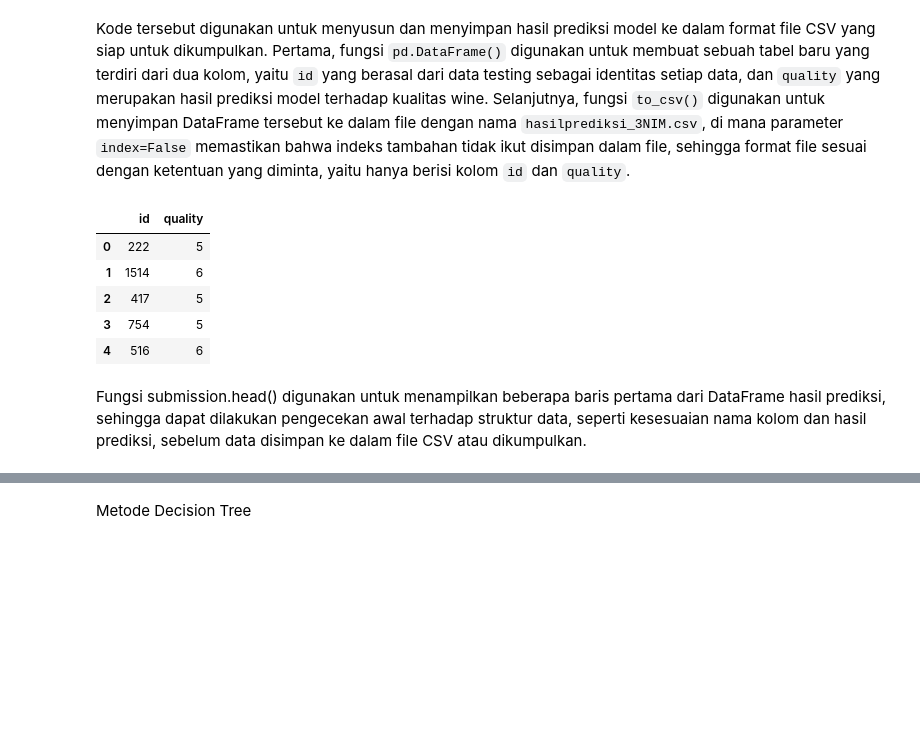
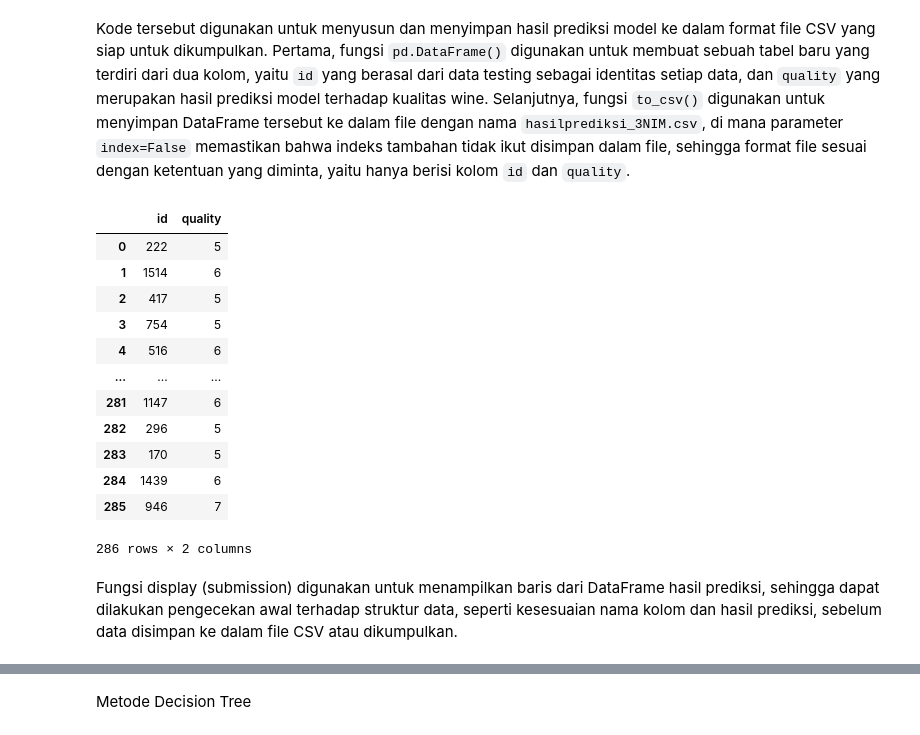
Before and after one commit to cahyaniriskialif-cn/UTS-DATA-MINING-2304020014, a Jupyter notebook: UTS_DATA_MINING_2304020014.ipynb, the cells around one changed output, grey strips where cells are left out. Cells and saved outputs as stored; diff of their text form; code cells hidden in the pictures; blank space fills up the shorter version.

```diff
--- a/UTS_DATA_MINING_2304020014.ipynb
+++ b/UTS_DATA_MINING_2304020014.ipynb
@@ -192,17 +192,24 @@ submission = pd.DataFrame({
 submission.to_csv('hasilprediksi_3NIM.csv', index=False)
 # %% [markdown]
 Kode tersebut digunakan untuk menyusun dan menyimpan hasil prediksi model ke dalam format file CSV yang siap untuk dikumpulkan. Pertama, fungsi `pd.DataFrame()` digunakan untuk membuat sebuah tabel baru yang terdiri dari dua kolom, yaitu `id` yang berasal dari data testing sebagai identitas setiap data, dan `quality` yang merupakan hasil prediksi model terhadap kualitas wine. Selanjutnya, fungsi `to_csv()` digunakan untuk menyimpan DataFrame tersebut ke dalam file dengan nama `hasilprediksi_3NIM.csv`, di mana parameter `index=False` memastikan bahwa indeks tambahan tidak ikut disimpan dalam file, sehingga format file sesuai dengan ketentuan yang diminta, yaitu hanya berisi kolom `id` dan `quality`.
-# %%
-submission.head()
-# %% [output]
-|  | id | quality |
-| 0 | 222 | 5 |
-| 1 | 1514 | 6 |
-| 2 | 417 | 5 |
-| 3 | 754 | 5 |
-| 4 | 516 | 6 |
+# %%
+display(submission)
+# %% [output]
+|  | id | quality |
+| 0 | 222 | 5 |
+| 1 | 1514 | 6 |
+| 2 | 417 | 5 |
+| 3 | 754 | 5 |
+| 4 | 516 | 6 |
+| ... | ... | ... |
+| 281 | 1147 | 6 |
+| 282 | 296 | 5 |
+| 283 | 170 | 5 |
+| 284 | 1439 | 6 |
+| 285 | 946 | 7 |
+286 rows × 2 columns
 # %% [markdown]
-Fungsi submission.head() digunakan untuk menampilkan beberapa baris pertama dari DataFrame hasil prediksi, sehingga dapat dilakukan pengecekan awal terhadap struktur data, seperti kesesuaian nama kolom dan hasil prediksi, sebelum data disimpan ke dalam file CSV atau dikumpulkan.
+Fungsi display (submission) digunakan untuk menampilkan baris dari DataFrame hasil prediksi, sehingga dapat dilakukan pengecekan awal terhadap struktur data, seperti kesesuaian nama kolom dan hasil prediksi, sebelum data disimpan ke dalam file CSV atau dikumpulkan.
 # %%
 from google.colab import files
 files.download('hasilprediksi_3NIM.csv')
```
Also changed, not shown: parts of 9 cells of this notebook.
